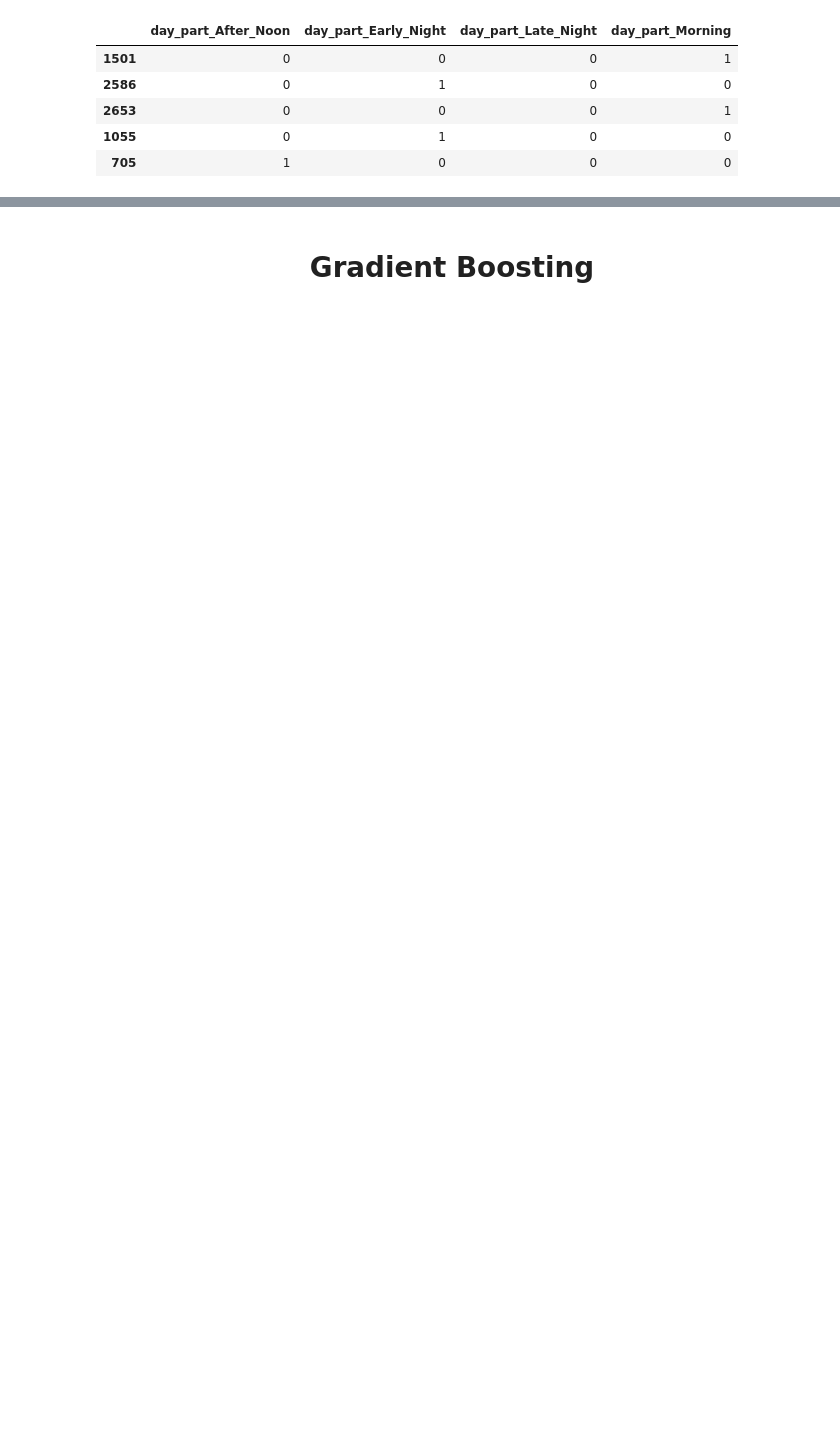
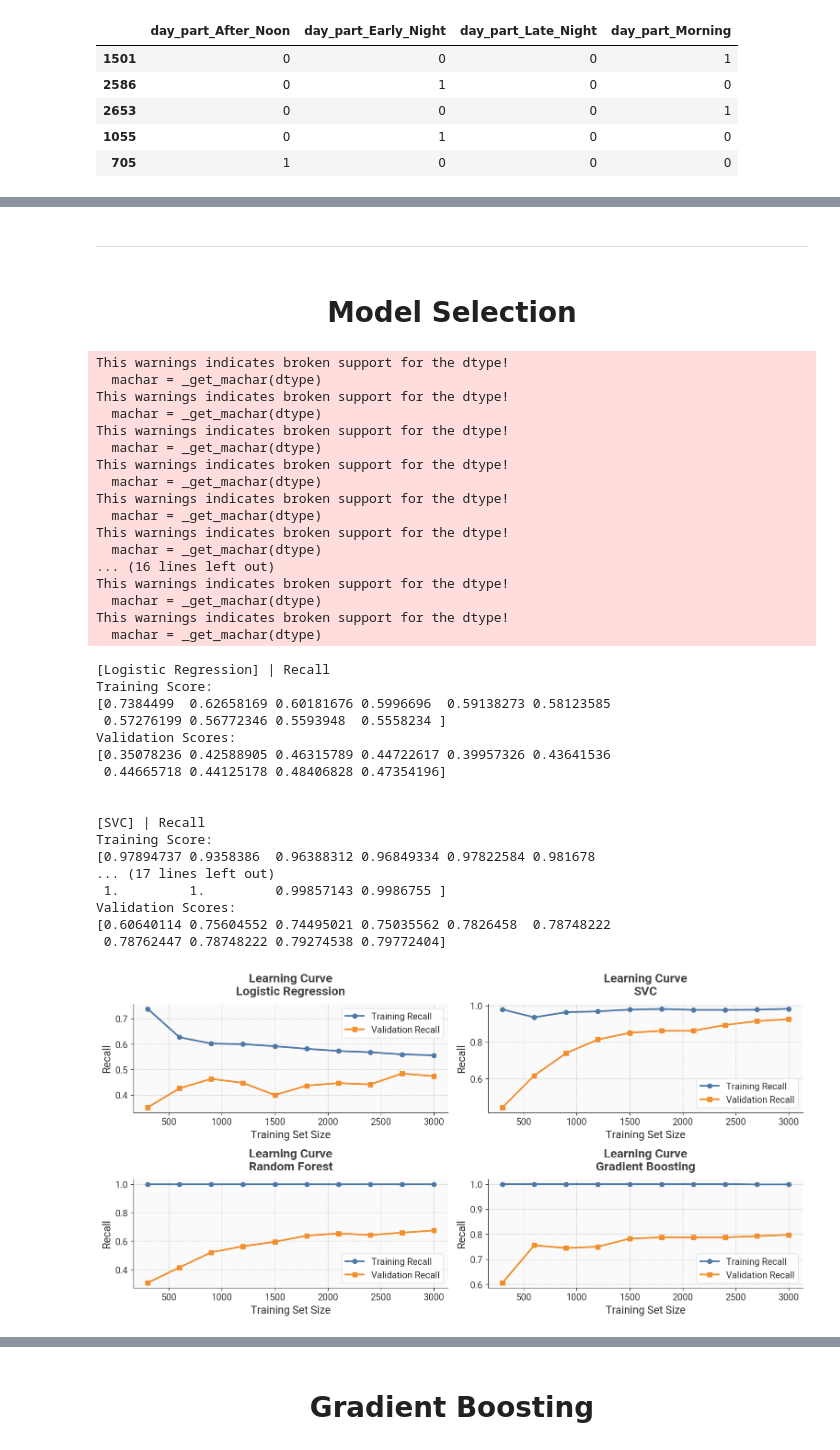
Before and after one commit to MustafaAdam/ml, a Jupyter notebook: datasets/Smart Meter Electricity Consumption/notebook.ipynb, the cells around one changed output, grey strips where cells are left out. Drawn from its saved outputs; the diff is of its cells as text; code cells hidden in the pictures; blank space fills up the shorter version.

```diff
--- a/datasets/Smart Meter Electricity Consumption/notebook.ipynb
+++ b/datasets/Smart Meter Electricity Consumption/notebook.ipynb
@@ -164,9 +197,4 @@ plt.title('Correlation Matrix with "workday" added');
 # %%
-time_series = date_series.dt.time
-
-print(type(time_series))
-print(type(time_series[0]))
-
 # Convert to hour integers
 hours = date_series.dt.hour
 
@@ -180,7 +208,7 @@ def convert(hour: int) -> str:
     elif 18 <= hour < 24:
         return 'Early_Night'
     else:
-        return 'BAA'
+        return 'NAN'
 
 day_part = hours.apply(convert)
 print(day_part.value_counts())
@@ -292,0 +276,9 @@ ClassificationEvaluationPlots.plot_precision_recall_curve(y_test, logistic.predi
+# %% [markdown]
+<hr style="height: 15px; background-color: white; border: none;">
+# %% [markdown]
+# <center> Model Selection </center>
+# %%
+from sklearn.model_selection import StratifiedKFold
+
+nfolds = 5
+skfold = StratifiedKFold(n_splits=nfolds, random_state=42, shuffle=True)
@@ -292,0 +291,59 @@ ClassificationEvaluationPlots.plot_precision_recall_curve(y_test, logistic.predi
+# %%
+from sklearn.linear_model import LogisticRegression
+from sklearn.svm import SVC
+from sklearn.ensemble import RandomForestClassifier, GradientBoostingClassifier
+
+log_reg = LogisticRegression(class_weight='balanced')
+svc = SVC(class_weight='balanced')
+rf = RandomForestClassifier()
+gb = GradientBoostingClassifier()
+# %%
+figure, axes = plt.subplots(2, 2, figsize=(13, 6.5))
+axes = axes.flatten()
+
+for ax, (model, model_name) in zip(axes, zip([log_reg, svc, rf, gb], ['Logistic Regression', 'SVC', 'Random Forest', 'Gradient Boosting'])):
+    training_scores, validation_scores = plot_learning_curve(model=model, X=X_train, y=y_train,
+                                                             cv=skfold, scoring='recall', ax=ax, label='Recall',
+                                                             model_name=model_name)
+
+    print(f'[{model_name}] | Recall')
+    print(f'Training Score:\n{training_scores}')
+    print(f'Validation Scores:\n{validation_scores}')
+
+    print('\n')
+# %% [output]
+This warnings indicates broken support for the dtype!
+  machar = _get_machar(dtype)
+This warnings indicates broken support for the dtype!
+  machar = _get_machar(dtype)
+This warnings indicates broken support for the dtype!
+  machar = _get_machar(dtype)
+This warnings indicates broken support for the dtype!
+  machar = _get_machar(dtype)
+This warnings indicates broken support for the dtype!
+  machar = _get_machar(dtype)
+This warnings indicates broken support for the dtype!
+  machar = _get_machar(dtype)
+... (16 lines left out)
+This warnings indicates broken support for the dtype!
+  machar = _get_machar(dtype)
+This warnings indicates broken support for the dtype!
+  machar = _get_machar(dtype)
+[Logistic Regression] | Recall
+Training Score:
+[0.7384499  0.62658169 0.60181676 0.5996696  0.59138273 0.58123585
+ 0.57276199 0.56772346 0.5593948  0.5558234 ]
+Validation Scores:
+[0.35078236 0.42588905 0.46315789 0.44722617 0.39957326 0.43641536
+ 0.44665718 0.44125178 0.48406828 0.47354196]
+
+
+[SVC] | Recall
+Training Score:
+[0.97894737 0.9358386  0.96388312 0.96849334 0.97822584 0.981678
+... (17 lines left out)
+ 1.         1.         0.99857143 0.9986755 ]
+Validation Scores:
+[0.60640114 0.75604552 0.74495021 0.75035562 0.7826458  0.78748222
+ 0.78762447 0.78748222 0.79274538 0.79772404]
+[figure, added]
```
Also changed, not shown: parts of 51 cells of this notebook, 1 other file.
